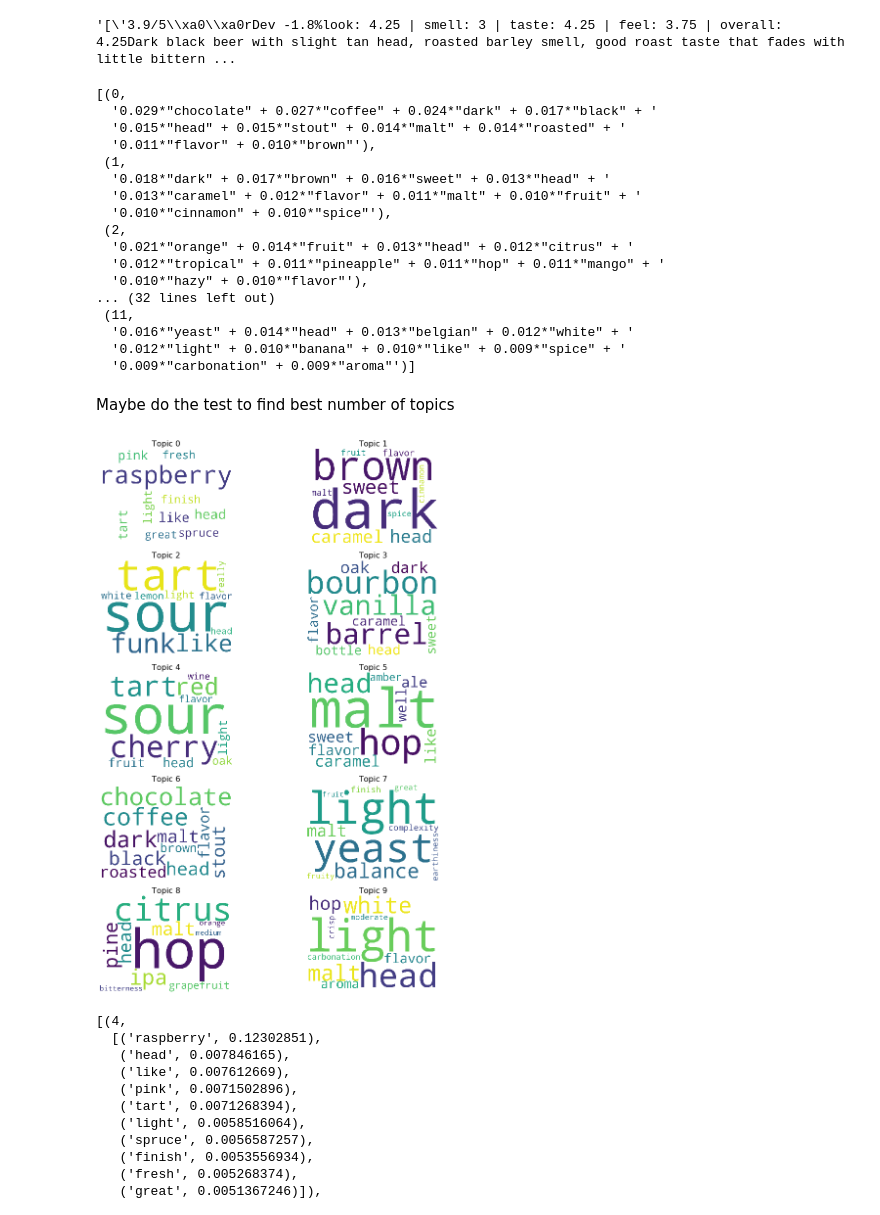
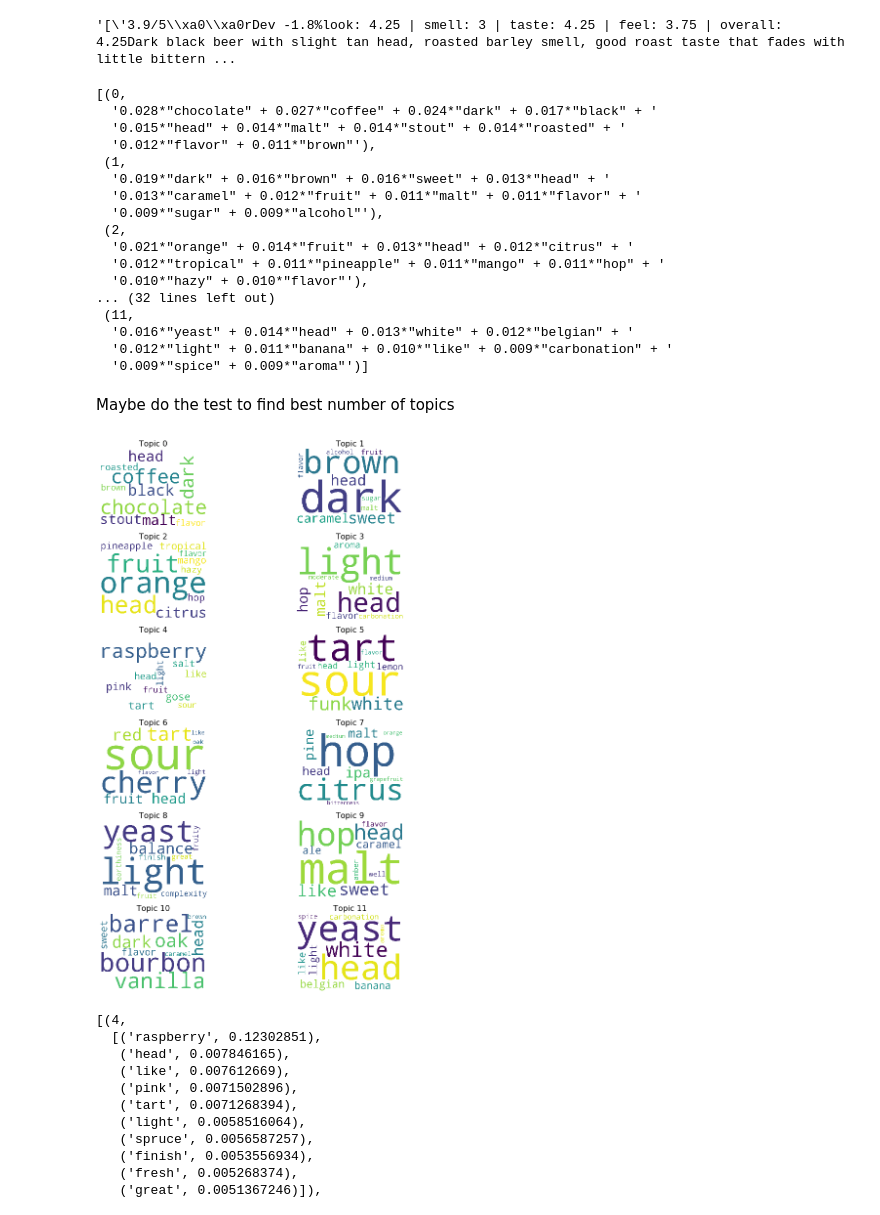
Before and after one commit to ssmithie/beer_recommender, a Jupyter notebook: topic_modelling.ipynb, the cells around one changed output. Drawn from its saved outputs; the diff is of its cells as text; code cells hidden in the pictures.

Commit message:
further modeling

```diff
--- a/topic_modelling.ipynb
+++ b/topic_modelling.ipynb
@@ -66,7 +66,7 @@ df['clean_review'] = df['review'].apply(clean_review)
 # %%
 lemmatizer = WordNetLemmatizer()
 # %%
-df = pd.read_csv("top_beers.csv", index_col=0)
+df = pd.read_csv("data_files/ntop_beers.csv", index_col=0)
 # %%
 df.shape
 # %% [output]
@@ -95,22 +95,22 @@ lda_model = gensim.models.LdaMulticore(corpus=corpus, id2word=id2word, num_topic
 pprint(lda_model.print_topics())
 # %% [output]
 [(0,
-  '0.029*"chocolate" + 0.027*"coffee" + 0.024*"dark" + 0.017*"black" + '
-  '0.015*"head" + 0.015*"stout" + 0.014*"malt" + 0.014*"roasted" + '
-  '0.011*"flavor" + 0.010*"brown"'),
+  '0.028*"chocolate" + 0.027*"coffee" + 0.024*"dark" + 0.017*"black" + '
+  '0.015*"head" + 0.014*"malt" + 0.014*"stout" + 0.014*"roasted" + '
+  '0.012*"flavor" + 0.011*"brown"'),
  (1,
-  '0.018*"dark" + 0.017*"brown" + 0.016*"sweet" + 0.013*"head" + '
-  '0.013*"caramel" + 0.012*"flavor" + 0.011*"malt" + 0.010*"fruit" + '
-  '0.010*"cinnamon" + 0.010*"spice"'),
+  '0.019*"dark" + 0.016*"brown" + 0.016*"sweet" + 0.013*"head" + '
+  '0.013*"caramel" + 0.012*"fruit" + 0.011*"malt" + 0.011*"flavor" + '
+  '0.009*"sugar" + 0.009*"alcohol"'),
  (2,
   '0.021*"orange" + 0.014*"fruit" + 0.013*"head" + 0.012*"citrus" + '
-  '0.012*"tropical" + 0.011*"pineapple" + 0.011*"hop" + 0.011*"mango" + '
+  '0.012*"tropical" + 0.011*"pineapple" + 0.011*"mango" + 0.011*"hop" + '
   '0.010*"hazy" + 0.010*"flavor"'),
 ... (32 lines left out)
  (11,
-  '0.016*"yeast" + 0.014*"head" + 0.013*"belgian" + 0.012*"white" + '
-  '0.012*"light" + 0.010*"banana" + 0.010*"like" + 0.009*"spice" + '
-  '0.009*"carbonation" + 0.009*"aroma"')]
+  '0.016*"yeast" + 0.014*"head" + 0.013*"white" + 0.012*"belgian" + '
+  '0.012*"light" + 0.011*"banana" + 0.010*"like" + 0.009*"carbonation" + '
+  '0.009*"spice" + 0.009*"aroma"')]
 # %%
 coherence_model_lda = CoherenceModel(model=lda_model,
                                          texts=df['clean_review'],
@@ -122,33 +122,33 @@ Maybe do the test to find best number of topics
 # %%
 cloud = WordCloud(max_words= 100,
                width = 744,
                height = 544,
                background_color ='white',
                stopwords=stop_words,
                contour_width=3,
                contour_color='steelblue',
                min_font_size = 10)
 
-topics = lda_model.show_topics(formatted=False)
+topics = lda_model.show_topics(num_topics=12,formatted=False)
 
-fig, axes = plt.subplots(5, 2, figsize=(14,16), sharex=True, sharey=True)
+fig, axes = plt.subplots(6, 2, figsize=(14,16), sharex=True, sharey=True)
 
 for i, ax in enumerate(axes.flatten()):
     fig.add_subplot(ax)
     topic_words = dict(topics[i][1])
     cloud.generate_from_frequencies(topic_words, max_font_size=300)
     plt.gca().imshow(cloud)
     plt.gca().set_title('Topic ' + str(i), fontdict=dict(size=16))
     plt.gca().axis('off')
 
 
 plt.subplots_adjust(wspace=0, hspace=0)
 plt.axis('off')
 plt.margins(x=0, y=0)
 plt.tight_layout()
 plt.show()
 # %% [output]
-[figure, old version]
+[figure, new version]
 # %%
 from collections import Counter
 topics = lda_model.show_topics(formatted=False)
```
Also changed, not shown: parts of 11 cells of this notebook, 2 other files.
